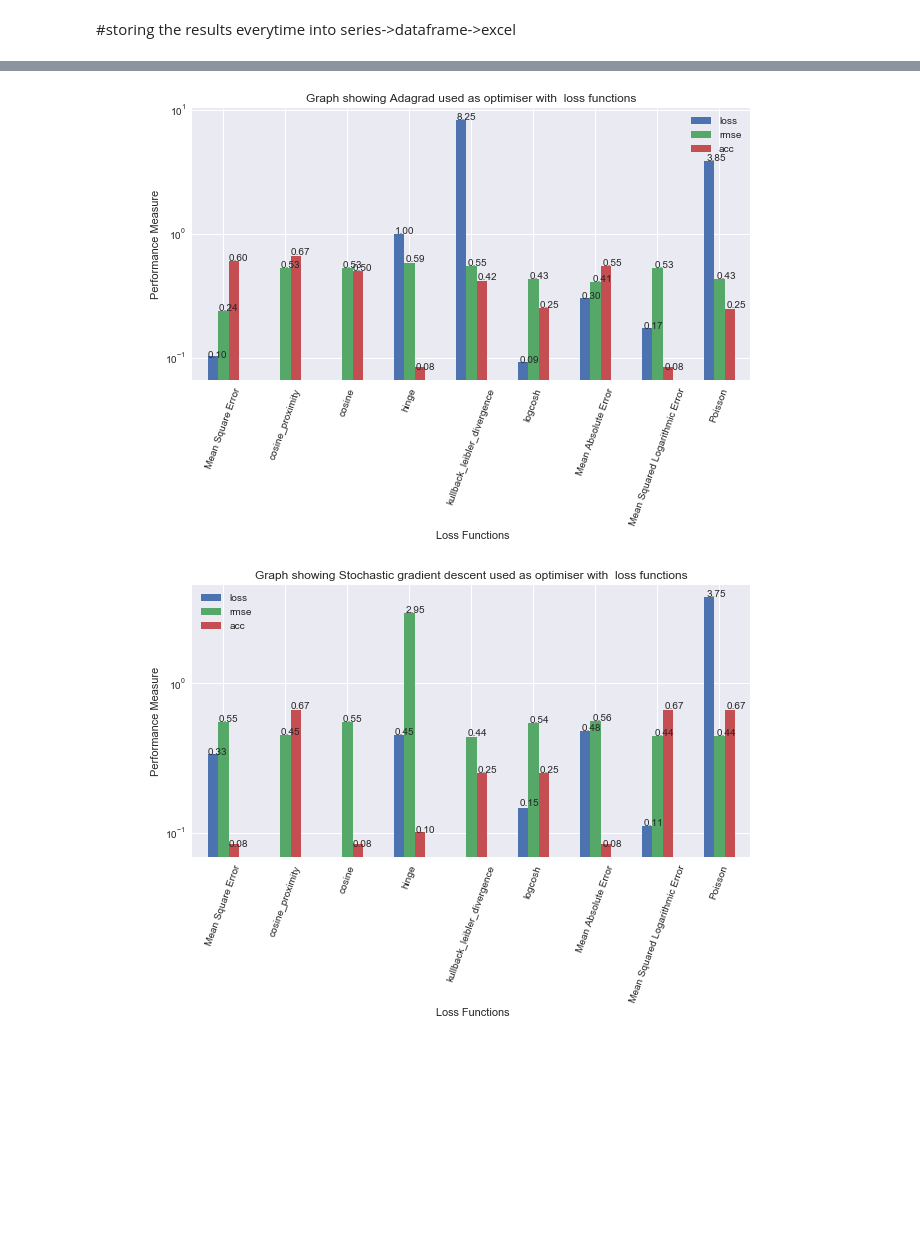
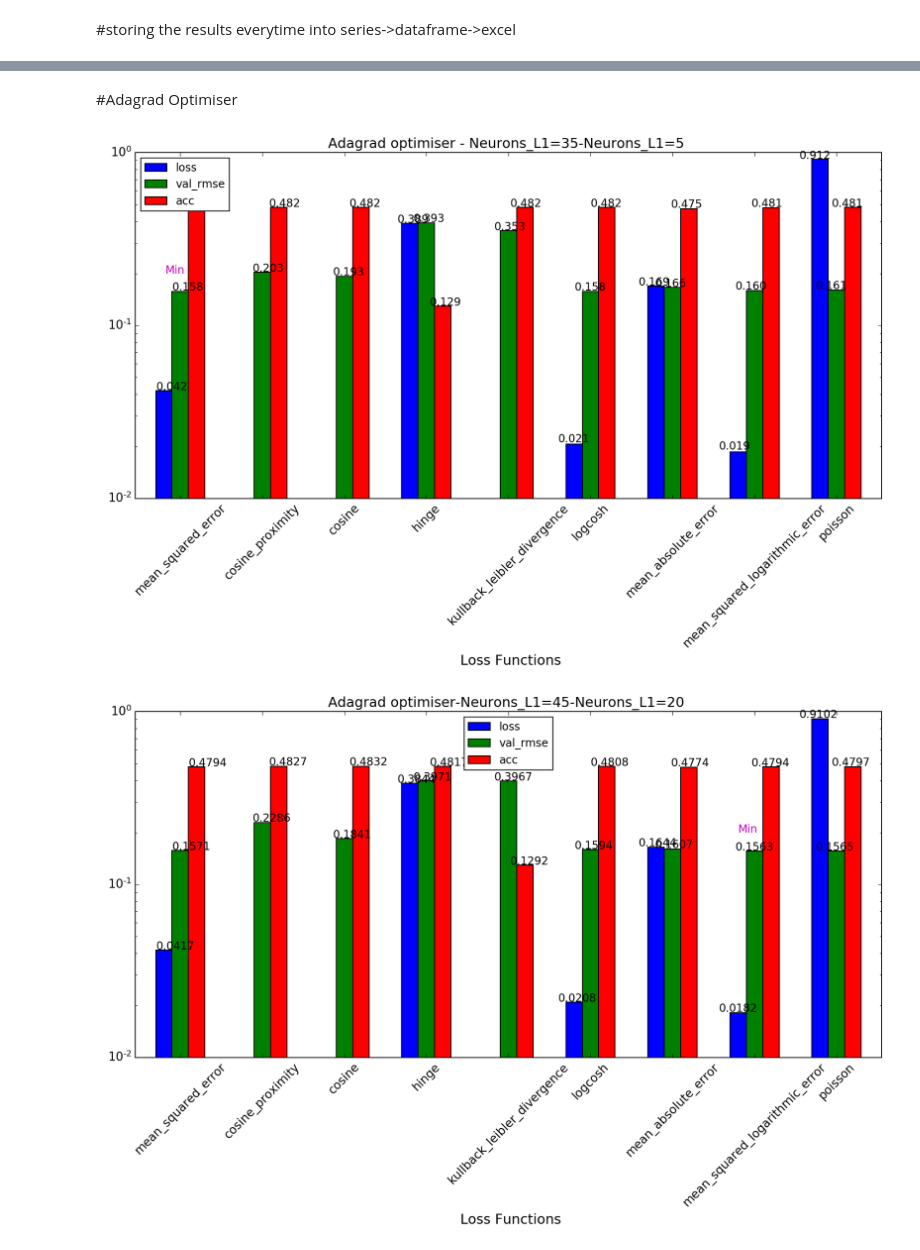
Before and after one commit to Iamrahi/Traffic-Flow-Prediction, a Jupyter notebook: LSTM Flow Function Optimisation Model.ipynb, the cells around one changed output, grey strips where cells are left out. Saved outputs shown, nothing was run; the diff lists cells and outputs as text; code cells hidden in the pictures; blank space fills up the shorter version.

Commit message:
Final
LSTM-NN Model Complete Simouations w.r.t. to the layers, activation functions and loss functions.

```diff
--- a/LSTM Flow Function Optimisation Model.ipynb
+++ b/LSTM Flow Function Optimisation Model.ipynb
@@ -42,0 +111,3 @@ with open('filtered_data(L1in,L2out,L3out).pickle', 'rb') as handle1:
+# %%
+with open('filtered_data(time).pickle', 'rb') as handle2:
+    d = pickle.load(handle2)
@@ -42,0 +116,3 @@ with open('filtered_data(L1in,L2out,L3out).pickle', 'rb') as handle1:
+# %%
+df_b=pd.DataFrame(b,columns=['L1-in','L2-out','L3-out'])
+df_d=pd.DataFrame(d,columns=['Interval'])
@@ -42,0 +121,3 @@ with open('filtered_data(L1in,L2out,L3out).pickle', 'rb') as handle1:
+# %%
+df = pd.concat([df_d, df_b], axis=1)
+df.set_index('Interval',inplace=True)
@@ -164,5 +313,5 @@ writer.save()
 # %%
-y=pd.read_excel('Results_Objective_Function.xlsx')
+y=pd.read_excel('Results_Objective_Function -Latest.xlsx')
 # %%
 y
 # %% [output]
@@ -186,32 +336,50 @@ y
+# %% [markdown]
+#Adagrad Optimiser
 # %%
 # plotting and saving the figure for Adagrad optimiser
-ax=y[y.Optimiser=='Adagrad'].plot(kind='bar',y=['loss','rmse','acc'],figsize=(10,5),subplots=False,grid=True,legend=True,
-                              title='Graph showing Adagrad used as optimiser with different loss functions',logy=True)
+# neurons_layer1= 35
+# neurons_layer2= 15
+# activation_layer1= sigmoid
+# activation_layer2= sigmoid
+# activation_dense_layer= relu
+ax=y[(y["Optimiser"] =='Adagrad') & (y["Neurons_L1"] == 35)].plot(kind='bar',y=['loss','val_rmse','acc'],figsize=(12,8),subplots=False,grid=False,legend=True
+                              ,logy=True,fontsize=10,width=0.60)
 for p in ax.patches:
-    valy = "{0:.2f}".format(round(p.get_height(),2))
-    valx = "{0:.2f}".format(round(p.get_x(),2))
+    valy = "{0:.3f}".format(round(p.get_height(),3))
+    valx = "{0:.3f}".format(round(p.get_x(),3))
 
-    ax.annotate(str(valy), (float(valx)*1.005 , float(valy) *1.005))
-plt.xticks(rotation=70)
-plt.xlabel(' Loss Functions')
-plt.ylabel('Performance Measure')
-plt.title('Graph showing Adagrad used as optimiser with  loss functions')
-plt.savefig('output_pm_adagrad.png')
+    ax.annotate(str(valy), (float(valx)*0.98 , float(valy) *1.0100),size=12)
+plt.text(x=-0.18,y=0.20,s='Min',color='m',size=12)
+plt.tight_layout()
+plt.yticks(fontsize=13)
+plt.xticks(rotation=45,fontsize=13)
+plt.xlabel(' Loss Functions',fontsize=15)
+#plt.ylabel('Performance Measure',fontsize=10)
+plt.title('Adagrad optimiser - Neurons_L1=35-Neurons_L1=5 ',size=15)
+plt.savefig('output_pm_adagrad-Neurons_L1=35-Neurons_L2=5.png')
 # %% [output]
-[figure, old version]
+[figure, new version]
 # %%
 # plotting and saving the figure for Adagrad optimiser
-ax=y[y.Optimiser=='Stochastic gradient descent'].plot(kind='bar',y=['loss','rmse','acc'],figsize=(10,5),subplots=False,grid=True,legend=True,
-                              title='Graph showing Adagrad used as optimiser with different loss functions',logy=True)
+# neurons_layer1= 35
+# neurons_layer2= 15
+# activation_layer1= sigmoid
+# activation_layer2= sigmoid
+# activation_dense_layer= relu
+ax=y[(y["Optimiser"] =='Adagrad') & (y["Neurons_L1"] == 45)].plot(kind='bar',y=['loss','val_rmse','acc'],figsize=(12,8),subplots=False,grid=False,legend=True
+                              ,logy=True,fontsize=10,width=0.60)
 for p in ax.patches:
-    valy = "{0:.2f}".format(round(p.get_height(),2))
-    valx = "{0:.2f}".format(round(p.get_x(),2))
+    valy = "{0:.4f}".format(round(p.get_height(),4))
+    valx = "{0:.4f}".format(round(p.get_x(),4))
 
-    ax.annotate(str(valy), (float(valx)*1.005 , float(valy) *1.005))
-plt.xticks(rotation=70)
-plt.xlabel(' Loss Functions')
-plt.ylabel('Performance Measure')
-plt.title('Graph showing Stochastic gradient descent used as optimiser with  loss functions')
-plt.savefig('output_pm_sgd.png')
+    ax.annotate(str(valy), (float(valx)*0.98 , float(valy) *1.0100),size=12)
+plt.text(x=6.80,y=0.20,s='Min',color='m',size=12)
+plt.tight_layout()
+plt.yticks(fontsize=13)
+plt.xticks(rotation=45,fontsize=13)
+plt.xlabel(' Loss Functions',fontsize=15)
+#plt.ylabel('Performance Measure',fontsize=10)
+plt.title('Adagrad optimiser-Neurons_L1=45-Neurons_L1=20 ',size=15)
+plt.savefig('output_pm_adagrad-Neurons_L1=45-Neurons_L2=20.png')
 # %% [output]
-[figure, old version]
+[figure, new version]
```
Also changed, not shown: parts of 74 cells of this notebook, 1 other file.
